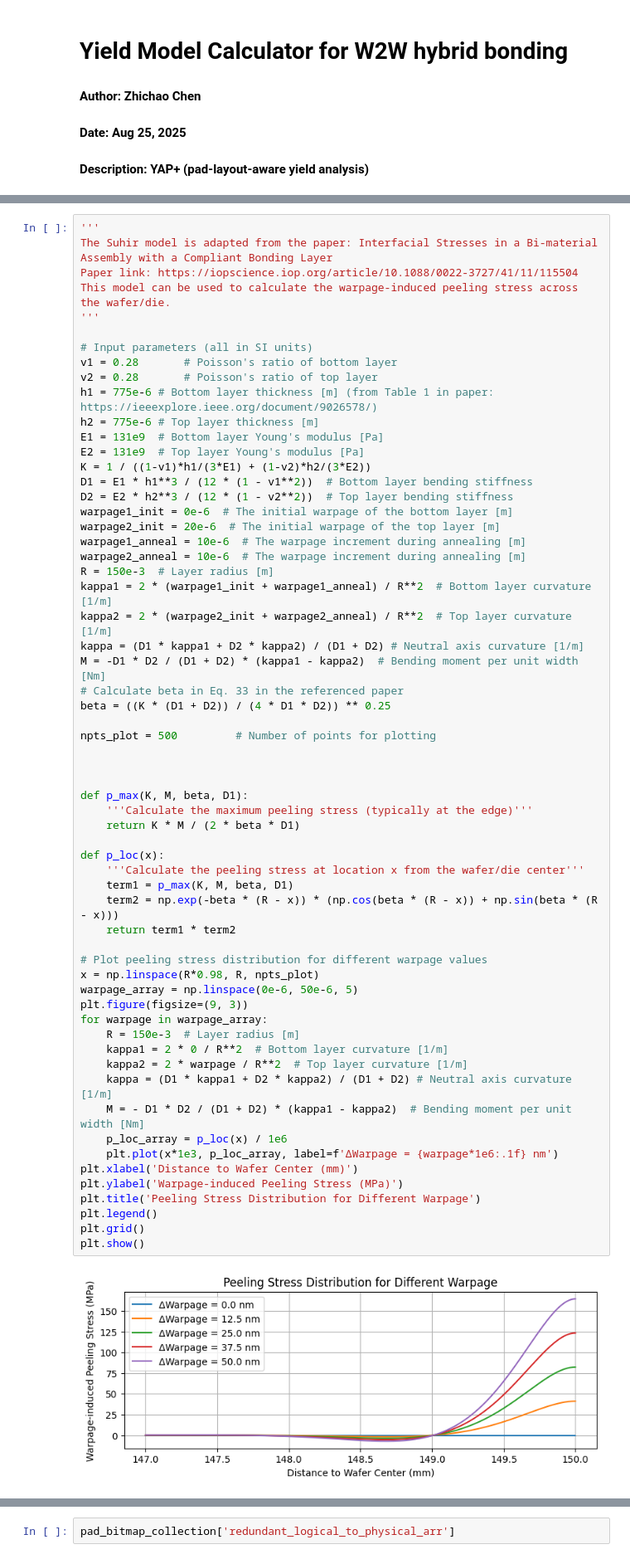
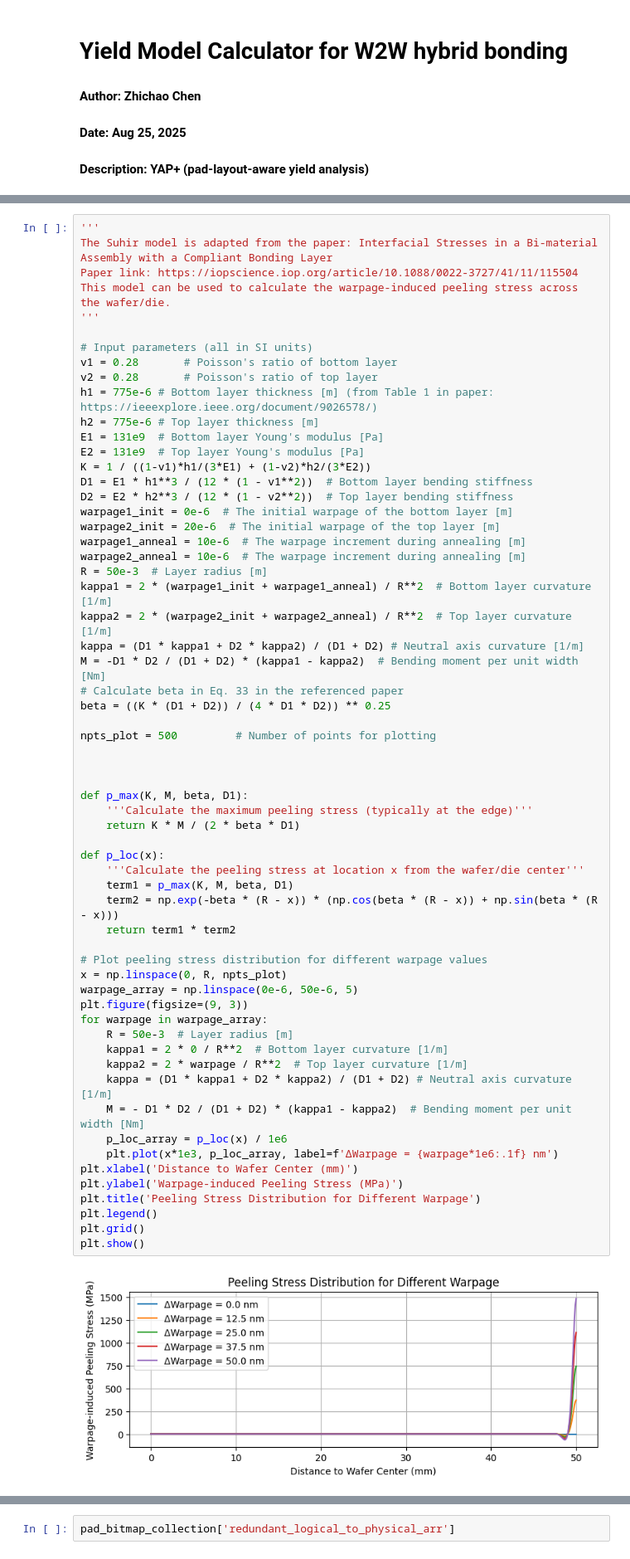
Before and after one commit to nanocad-lab/YAP, a Jupyter notebook: W2W/calculator_main.ipynb, the cells around one changed output, grey strips where cells are left out. Shown at 83% size. Cells and saved outputs as stored; diff of their text form.

```diff
--- a/W2W/calculator_main.ipynb
+++ b/W2W/calculator_main.ipynb
@@ -37,7 +38,7 @@ warpage1_init = 0e-6  # The initial warpage of the bottom layer [m]
 warpage2_init = 20e-6  # The initial warpage of the top layer [m]
 warpage1_anneal = 10e-6  # The warpage increment during annealing [m]
 warpage2_anneal = 10e-6  # The warpage increment during annealing [m]
-R = 150e-3  # Layer radius [m]
+R = 50e-3  # Layer radius [m]
 kappa1 = 2 * (warpage1_init + warpage1_anneal) / R**2  # Bottom layer curvature [1/m]
 kappa2 = 2 * (warpage2_init + warpage2_anneal) / R**2  # Top layer curvature [1/m]
 kappa = (D1 * kappa1 + D2 * kappa2) / (D1 + D2) # Neutral axis curvature [1/m]
@@ -49,36 +50,36 @@ npts_plot = 500         # Number of points for plotting
 
 
 
 def p_max(K, M, beta, D1):
     '''Calculate the maximum peeling stress (typically at the edge)'''
     return K * M / (2 * beta * D1)
 
 def p_loc(x):
     '''Calculate the peeling stress at location x from the wafer/die center'''
     term1 = p_max(K, M, beta, D1)
     term2 = np.exp(-beta * (R - x)) * (np.cos(beta * (R - x)) + np.sin(beta * (R - x)))
     return term1 * term2
 
 # Plot peeling stress distribution for different warpage values
-x = np.linspace(R*0.98, R, npts_plot)
+x = np.linspace(0, R, npts_plot)
 warpage_array = np.linspace(0e-6, 50e-6, 5)
 plt.figure(figsize=(9, 3))
 for warpage in warpage_array:
-    R = 150e-3  # Layer radius [m]
+    R = 50e-3  # Layer radius [m]
     kappa1 = 2 * 0 / R**2  # Bottom layer curvature [1/m]
     kappa2 = 2 * warpage / R**2  # Top layer curvature [1/m]
     kappa = (D1 * kappa1 + D2 * kappa2) / (D1 + D2) # Neutral axis curvature [1/m]
     M = - D1 * D2 / (D1 + D2) * (kappa1 - kappa2)  # Bending moment per unit width [Nm]
     p_loc_array = p_loc(x) / 1e6
     plt.plot(x*1e3, p_loc_array, label=f'ΔWarpage = {warpage*1e6:.1f} nm')
 plt.xlabel('Distance to Wafer Center (mm)')
 plt.ylabel('Warpage-induced Peeling Stress (MPa)')
 plt.title('Peeling Stress Distribution for Different Warpage')
 plt.legend()
 plt.grid()
 plt.show()
 # %% [output]
-[figure, old version]
+[figure, new version]
 # %%
 # Load configuration
 cfg = load_modeling_config(path='configs/config.yaml',
```
Also changed, not shown: parts of 3 cells of this notebook, 17 other files.
